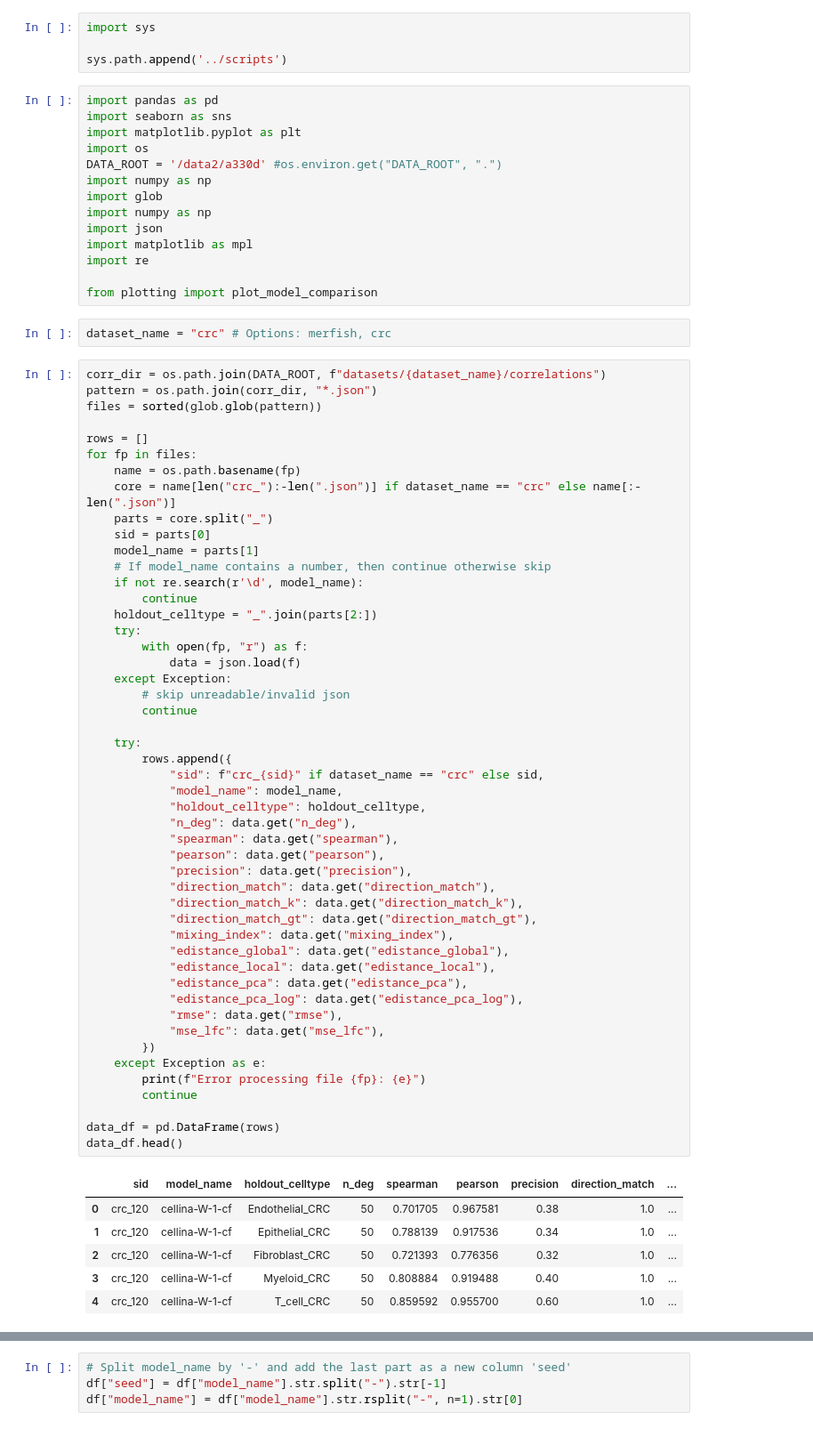
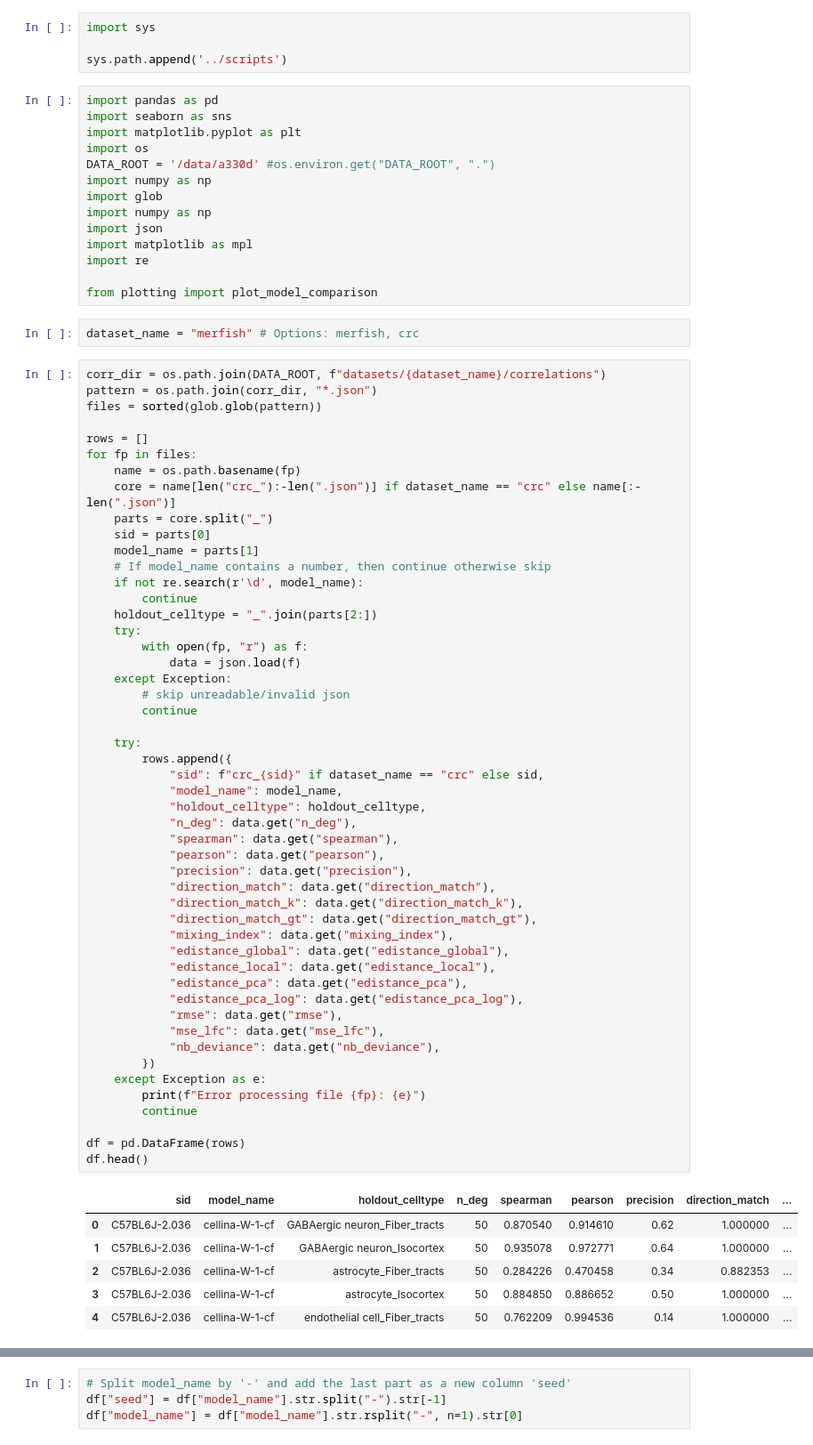
Before and after one commit to PMBio/cellina-reproducibility, a Jupyter notebook: notebooks/multi_seed.ipynb, the cells around one changed output, grey strips where cells are left out. Shown at 89% size. Drawn from its saved outputs; the diff is of its cells as text.

Commit message:
Merfish camera ready results (ood, multiseed)

```diff
--- a/notebooks/multi_seed.ipynb
+++ b/notebooks/multi_seed.ipynb
@@ -11,7 +11,7 @@ import pandas as pd
 import seaborn as sns
 import matplotlib.pyplot as plt
 import os
-DATA_ROOT = '/data2/a330d' #os.environ.get("DATA_ROOT", ".")
+DATA_ROOT = '/data/a330d' #os.environ.get("DATA_ROOT", ".")
 import numpy as np
 import glob
 import numpy as np
@@ -21,7 +21,7 @@ import re
 
 from plotting import plot_model_comparison
 # %%
-dataset_name = "crc" # Options: merfish, crc
+dataset_name = "merfish" # Options: merfish, crc
 # %%
 corr_dir = os.path.join(DATA_ROOT, f"datasets/{dataset_name}/correlations")
 pattern = os.path.join(corr_dir, "*.json")
@@ -44,37 +44,38 @@ for fp in files:
     except Exception:
         # skip unreadable/invalid json
         continue
 
     try:
         rows.append({
             "sid": f"crc_{sid}" if dataset_name == "crc" else sid,
             "model_name": model_name,
             "holdout_celltype": holdout_celltype,
             "n_deg": data.get("n_deg"),
             "spearman": data.get("spearman"),
             "pearson": data.get("pearson"),
             "precision": data.get("precision"),
             "direction_match": data.get("direction_match"),
             "direction_match_k": data.get("direction_match_k"),
             "direction_match_gt": data.get("direction_match_gt"),
             "mixing_index": data.get("mixing_index"),
             "edistance_global": data.get("edistance_global"),
             "edistance_local": data.get("edistance_local"),
             "edistance_pca": data.get("edistance_pca"),
             "edistance_pca_log": data.get("edistance_pca_log"),
             "rmse": data.get("rmse"),
             "mse_lfc": data.get("mse_lfc"),
+            "nb_deviance": data.get("nb_deviance"),
         })
     except Exception as e:
         print(f"Error processing file {fp}: {e}")
         continue
 
-data_df = pd.DataFrame(rows)
-data_df.head()
+df = pd.DataFrame(rows)
+df.head()
 # %% [output]
 |  | sid | model_name | holdout_celltype | n_deg | spearman | pearson | precision | direction_match | ... |
-| 0 | crc_120 | cellina-W-1-cf | Endothelial_CRC | 50 | 0.701705 | 0.967581 | 0.38 | 1.0 | ... |
-| 1 | crc_120 | cellina-W-1-cf | Epithelial_CRC | 50 | 0.788139 | 0.917536 | 0.34 | 1.0 | ... |
-| 2 | crc_120 | cellina-W-1-cf | Fibroblast_CRC | 50 | 0.721393 | 0.776356 | 0.32 | 1.0 | ... |
-| 3 | crc_120 | cellina-W-1-cf | Myeloid_CRC | 50 | 0.808884 | 0.919488 | 0.40 | 1.0 | ... |
-| 4 | crc_120 | cellina-W-1-cf | T_cell_CRC | 50 | 0.859592 | 0.955700 | 0.60 | 1.0 | ... |
+| 0 | C57BL6J-2.036 | cellina-W-1-cf | GABAergic neuron_Fiber_tracts | 50 | 0.870540 | 0.914610 | 0.62 | 1.000000 | ... |
+| 1 | C57BL6J-2.036 | cellina-W-1-cf | GABAergic neuron_Isocortex | 50 | 0.935078 | 0.972771 | 0.64 | 1.000000 | ... |
+| 2 | C57BL6J-2.036 | cellina-W-1-cf | astrocyte_Fiber_tracts | 50 | 0.284226 | 0.470458 | 0.34 | 0.882353 | ... |
+| 3 | C57BL6J-2.036 | cellina-W-1-cf | astrocyte_Isocortex | 50 | 0.884850 | 0.886652 | 0.50 | 1.000000 | ... |
+| 4 | C57BL6J-2.036 | cellina-W-1-cf | endothelial cell_Fiber_tracts | 50 | 0.762209 | 0.994536 | 0.14 | 1.000000 | ... |
```
Also changed, not shown: parts of 12 cells of this notebook, 7 other files.
